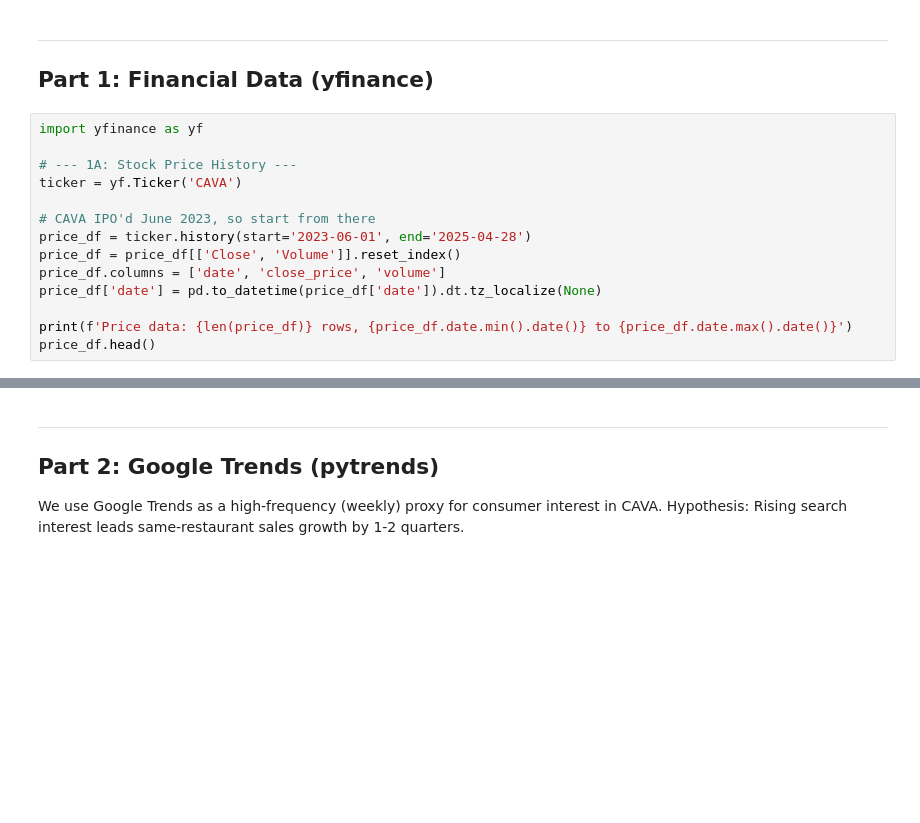
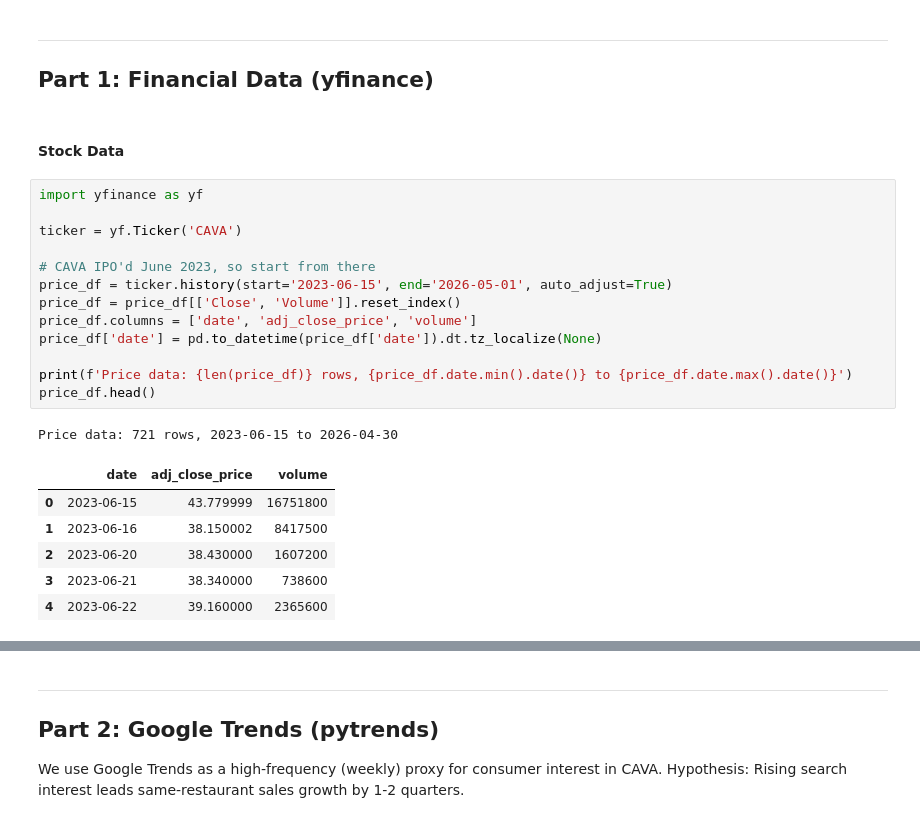
Before and after one commit to zhangsu0528/Cava_Investment_Analysis, a Jupyter notebook: data_preprocessing/00_data_collection.ipynb, the cells around one changed output, grey strips where cells are left out. Saved outputs shown, nothing was run; the diff lists cells and outputs as text; blank space fills up the shorter version.

```diff
--- a/data_preprocessing/00_data_collection.ipynb
+++ b/data_preprocessing/00_data_collection.ipynb
@@ -28,17 +33,26 @@ print('Libraries loaded.')
 # %% [markdown]
 ---
 ## Part 1: Financial Data (yfinance)
+# %% [markdown]
+#### Stock Data
 # %%
 import yfinance as yf
 
-# --- 1A: Stock Price History ---
 ticker = yf.Ticker('CAVA')
 
 # CAVA IPO'd June 2023, so start from there
-price_df = ticker.history(start='2023-06-01', end='2025-04-28')
+price_df = ticker.history(start='2023-06-15', end='2026-05-01', auto_adjust=True)
 price_df = price_df[['Close', 'Volume']].reset_index()
-price_df.columns = ['date', 'close_price', 'volume']
+price_df.columns = ['date', 'adj_close_price', 'volume']
 price_df['date'] = pd.to_datetime(price_df['date']).dt.tz_localize(None)
 
 print(f'Price data: {len(price_df)} rows, {price_df.date.min().date()} to {price_df.date.max().date()}')
 price_df.head()
+# %% [output]
+Price data: 721 rows, 2023-06-15 to 2026-04-30
+|  | date | adj_close_price | volume |
+| 0 | 2023-06-15 | 43.779999 | 16751800 |
+| 1 | 2023-06-16 | 38.150002 | 8417500 |
+| 2 | 2023-06-20 | 38.430000 | 1607200 |
+| 3 | 2023-06-21 | 38.340000 | 738600 |
+| 4 | 2023-06-22 | 39.160000 | 2365600 |
```
Also changed, not shown: parts of 18 cells of this notebook, 34 other files.
